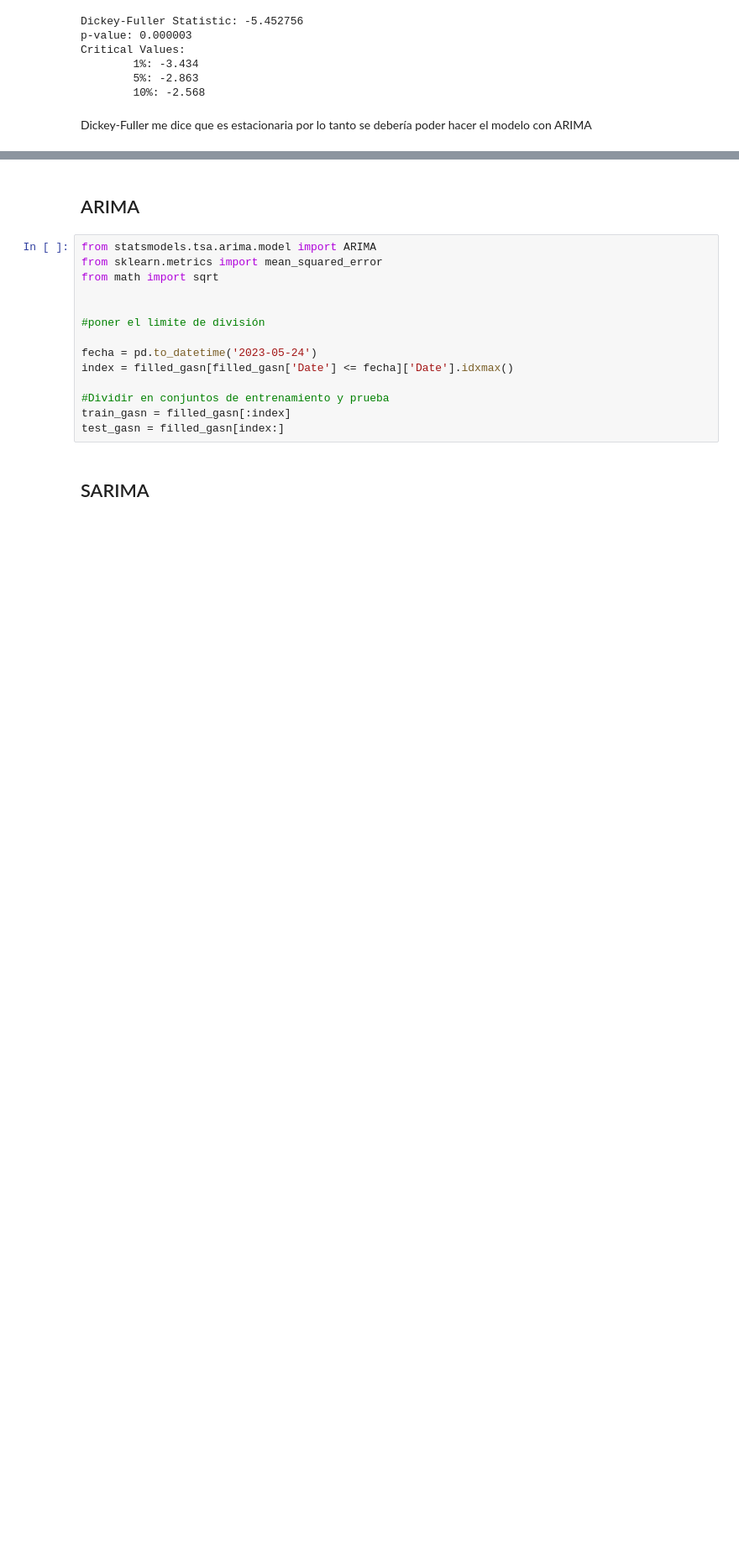
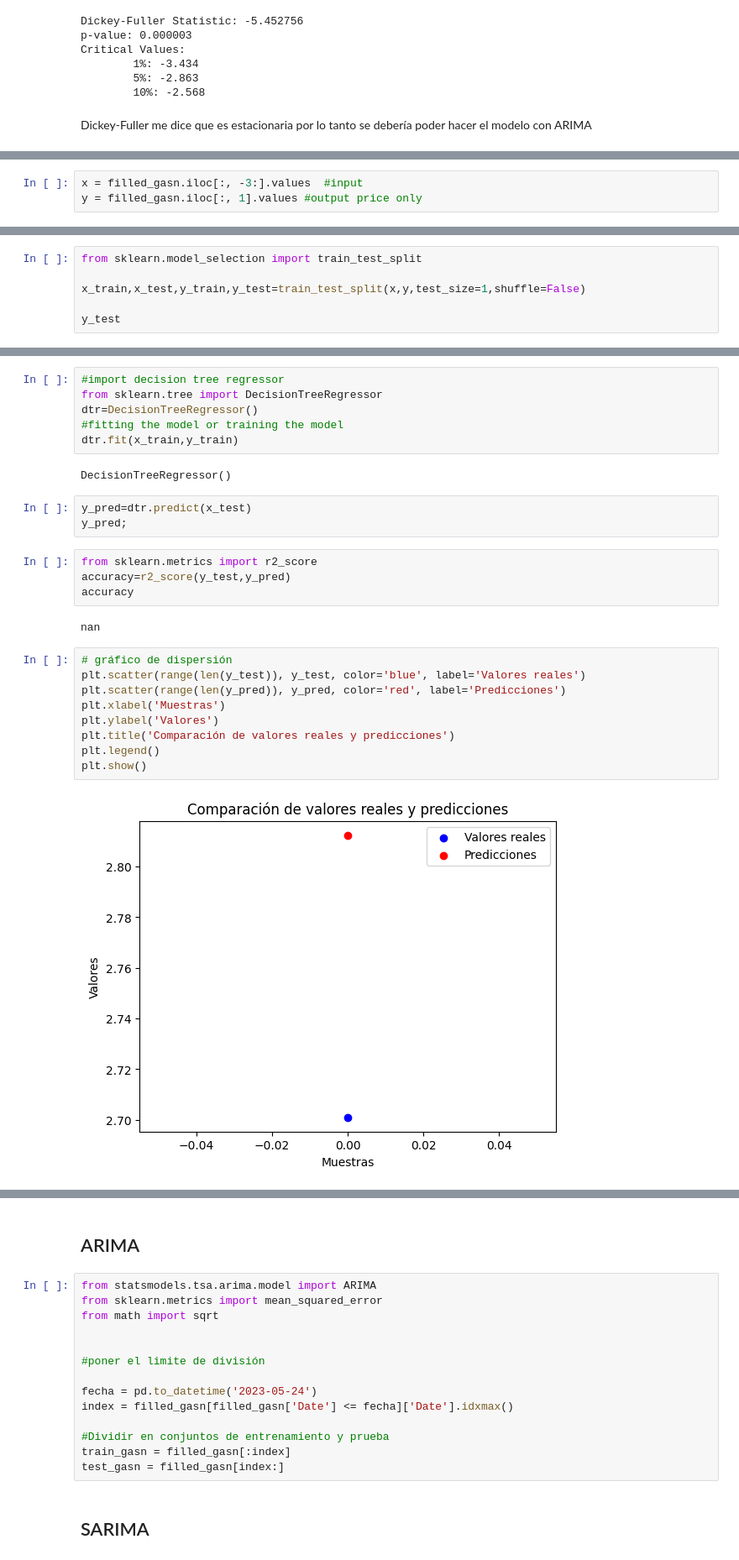
Before and after one commit to carolinariveraa/proyecto_final, a Jupyter notebook: timeseries2.ipynb, the cells around one changed output, grey strips where cells are left out. Shown at 84% size. Drawn from its saved outputs; the diff is of its cells as text; blank space fills up the shorter version.

```diff
--- a/timeseries2.ipynb
+++ b/timeseries2.ipynb
@@ -81,0 +101,3 @@ Dickey-Fuller me dice que es estacionaria por lo tanto se debería poder hacer e
+# %%
+x = filled_gasn.iloc[:, -3:].values  #input
+y = filled_gasn.iloc[:, 1].values #output price only
@@ -81,0 +127,6 @@ Dickey-Fuller me dice que es estacionaria por lo tanto se debería poder hacer e
+# %%
+from sklearn.model_selection import train_test_split
+
+x_train,x_test,y_train,y_test=train_test_split(x,y,test_size=1,shuffle=False)
+
+y_test
@@ -81,0 +137,28 @@ Dickey-Fuller me dice que es estacionaria por lo tanto se debería poder hacer e
+# %%
+#import decision tree regressor
+from sklearn.tree import DecisionTreeRegressor
+dtr=DecisionTreeRegressor()
+#fitting the model or training the model
+dtr.fit(x_train,y_train)
+# %% [output]
+DecisionTreeRegressor()
+# %%
+y_pred=dtr.predict(x_test)
+y_pred;
+# %%
+from sklearn.metrics import r2_score
+accuracy=r2_score(y_test,y_pred)
+accuracy
+# %% [output]
+nan
+# %%
+# gráfico de dispersión
+plt.scatter(range(len(y_test)), y_test, color='blue', label='Valores reales')
+plt.scatter(range(len(y_pred)), y_pred, color='red', label='Predicciones')
+plt.xlabel('Muestras')
+plt.ylabel('Valores')
+plt.title('Comparación de valores reales y predicciones')
+plt.legend()
+plt.show()
+# %% [output]
+[figure, added]
```
Also changed, not shown: parts of 36 cells of this notebook, 2 other files.
